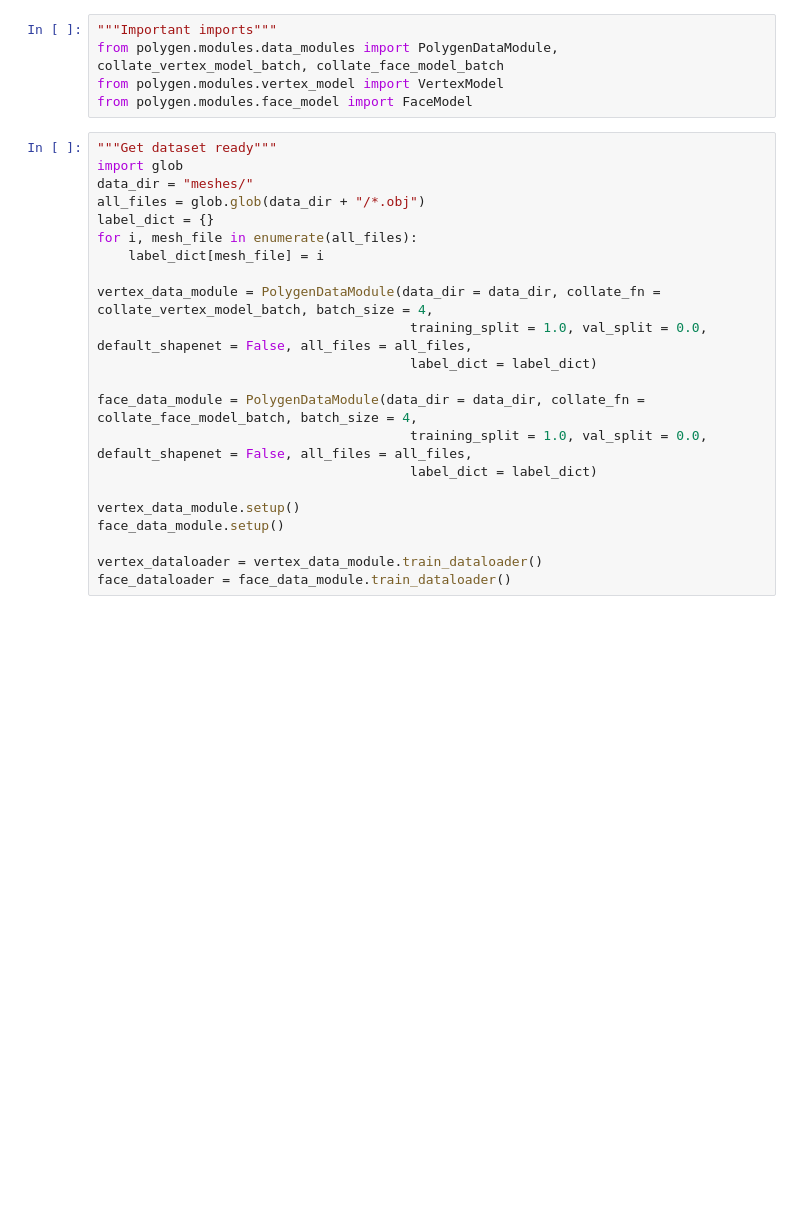
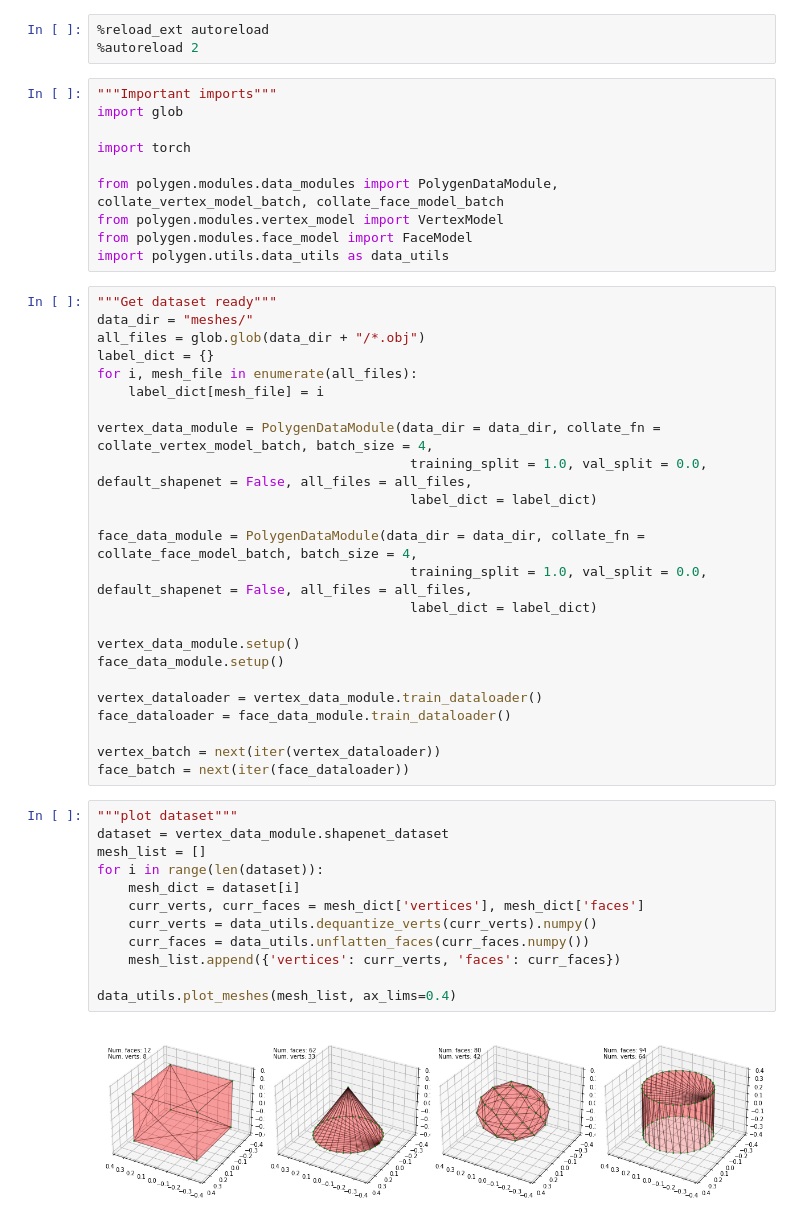
Before and after one commit to anshulcgm/polygen, a Jupyter notebook: sample_train.ipynb, the cells around one changed output. Drawn from its saved outputs; the diff is of its cells as text; blank space fills up the shorter version.

```diff
--- a/sample_train.ipynb
+++ b/sample_train.ipynb
@@ -1,11 +1,18 @@
+# %%
+%reload_ext autoreload
+%autoreload 2
 # %%
 """Important imports"""
+import glob
+
+import torch
+
 from polygen.modules.data_modules import PolygenDataModule, collate_vertex_model_batch, collate_face_model_batch
 from polygen.modules.vertex_model import VertexModel
 from polygen.modules.face_model import FaceModel
+import polygen.utils.data_utils as data_utils
 # %%
 """Get dataset ready"""
-import glob
 data_dir = "meshes/"
 all_files = glob.glob(data_dir + "/*.obj")
 label_dict = {}
@@ -25,6 +32,23 @@ face_data_module.setup()
 
 vertex_dataloader = vertex_data_module.train_dataloader()
 face_dataloader = face_data_module.train_dataloader()
+
+vertex_batch = next(iter(vertex_dataloader))
+face_batch = next(iter(face_dataloader))
+# %%
+"""plot dataset"""
+dataset = vertex_data_module.shapenet_dataset
+mesh_list = []
+for i in range(len(dataset)):
+    mesh_dict = dataset[i]
+    curr_verts, curr_faces = mesh_dict['vertices'], mesh_dict['faces']
+    curr_verts = data_utils.dequantize_verts(curr_verts).numpy()
+    curr_faces = data_utils.unflatten_faces(curr_faces.numpy())
+    mesh_list.append({'vertices': curr_verts, 'faces': curr_faces})
+
+data_utils.plot_meshes(mesh_list, ax_lims=0.4)
+# %% [output]
+[figure, added]
 # %%
 """Load models"""
 transformer_config = {
```
Also changed, not shown: parts of 6 cells of this notebook, 2 other files.
